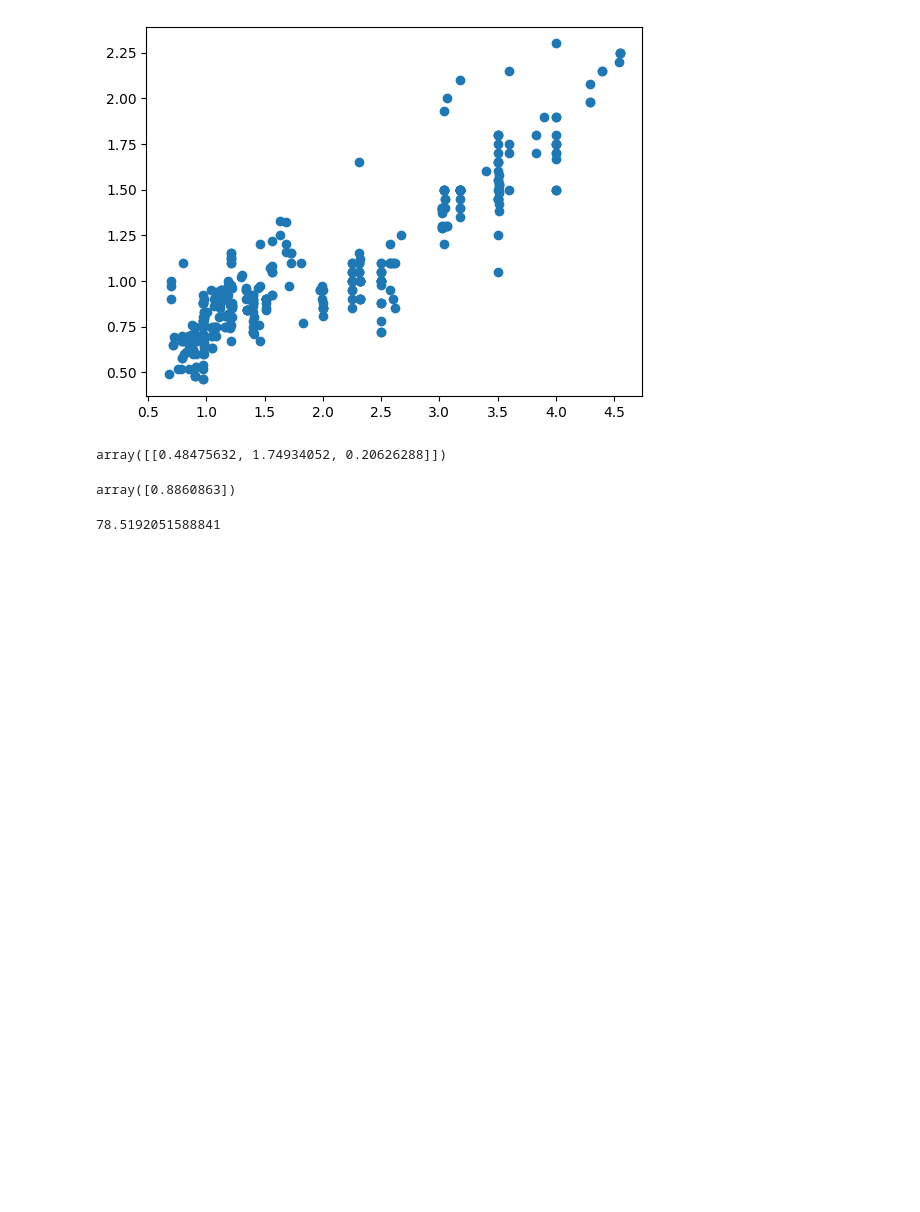
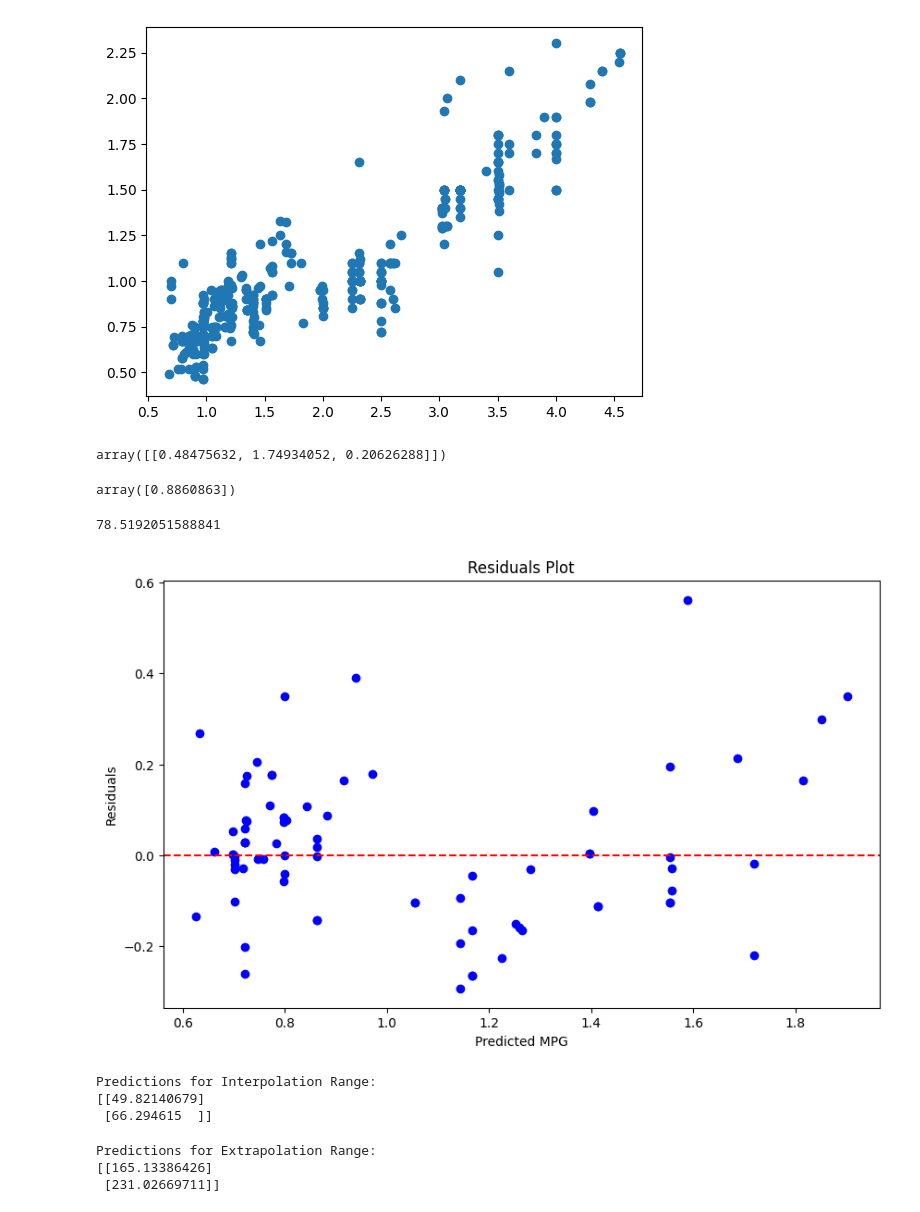
Before and after one commit to YSPLS/ennakoivat-analytiikkamenetelm-pythonilla, a Jupyter notebook: Assignment4.ipynb, the cells around one changed output. Drawn from its saved outputs; the diff is of its cells as text; code cells hidden in the pictures; blank space fills up the shorter version.

```diff
--- a/Assignment4.ipynb
+++ b/Assignment4.ipynb
@@ -39,0 +45,56 @@ model.score(train1,train2)*100 ##check model accuracy
+# %%
+X_train, X_test, y_train, y_test = train_test_split(x, y, test_size=0.2, random_state=42)
+
+# Train the Linear Regression model
+model = LinearRegression()
+model.fit(X_train, y_train)
+
+# Predict on test data (use X_test, not x_test)
+y_pred = model.predict(X_test)
+
+# Evaluate the model
+mse = mean_squared_error(y_test, y_pred)
+r2 = r2_score(y_test, y_pred)
+# %%
+# Calculate residuals
+residuals = y_test - y_pred
+
+# Plot residuals
+plt.figure(figsize=(10, 6))
+plt.scatter(y_pred, residuals, color="blue")
+plt.axhline(y=0, color="red", linestyle="--")
+plt.xlabel("Predicted MPG")
+plt.ylabel("Residuals")
+plt.title("Residuals Plot")
+plt.show()
+# %% [output]
+[figure, added]
+# %%
+# Test with new values (Interpolation)
+new_values_interp = pd.DataFrame({
+    'Displacement100ci': [150, 200]  # Match column names exactly
+})
+
+# Predict MPG for the new values
+pred_interp = model.predict(new_values_interp)
+print("Predictions for Interpolation Range:")
+print(pred_interp)
+# %% [output]
+Predictions for Interpolation Range:
+[[49.82140679]
+ [66.294615  ]]
+# %%
+# Test with new values (Extrapolation)
+new_values_extrap = pd.DataFrame({
+
+    'Displacement100ci': [500, 700] # Uncommon engine displacement
+})
+
+# Predict MPG for the new values
+pred_extrap = model.predict(new_values_extrap)
+print("Predictions for Extrapolation Range:")
+print(pred_extrap)
+# %% [output]
+Predictions for Extrapolation Range:
+[[165.13386426]
+ [231.02669711]]
```
Also changed, not shown: parts of 1 cell of this notebook.
